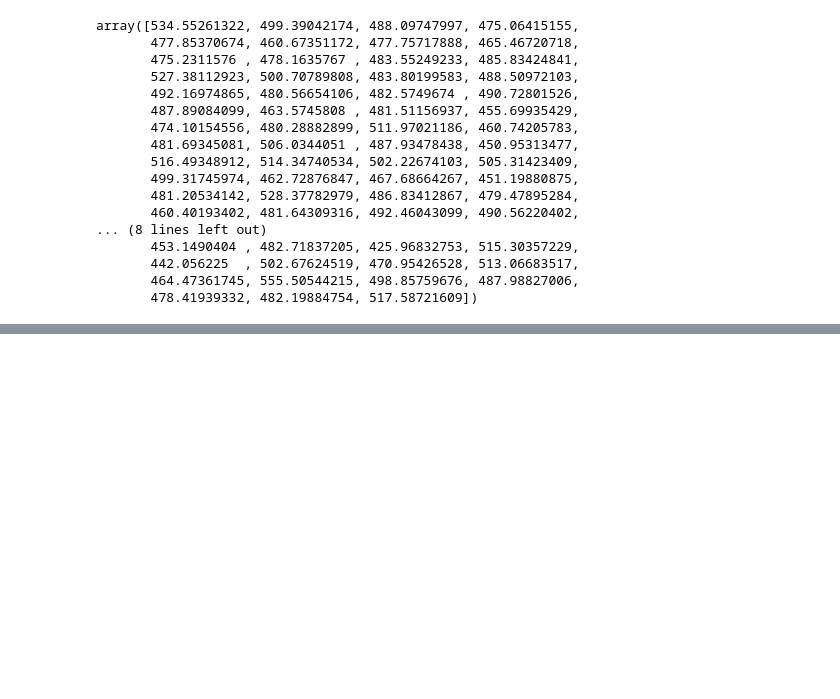
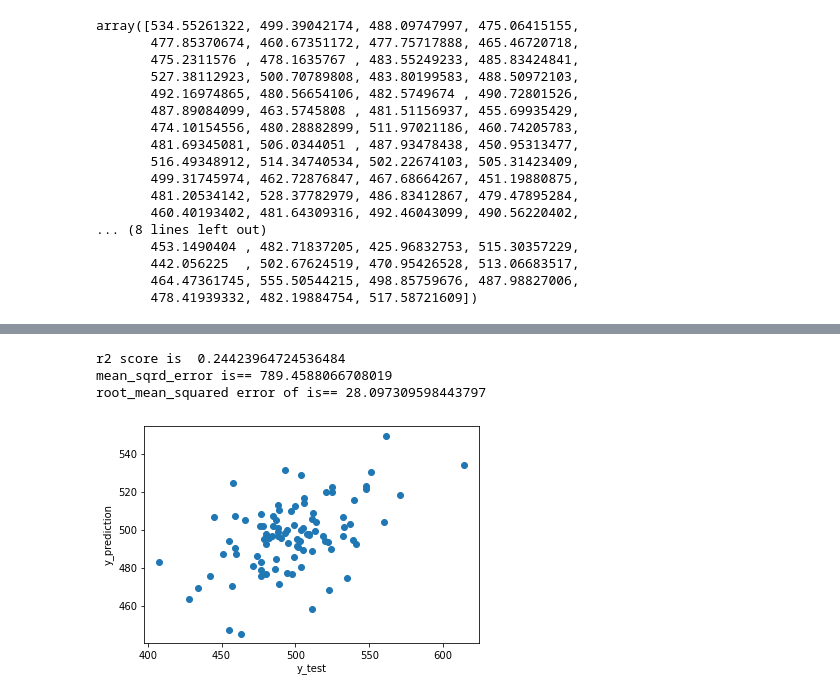
Before and after one commit to morrissey466/Illinois_School_Analysis, a Jupyter notebook: Resources/Recression_District_new.ipynb, the cells around one changed output, grey strips where cells are left out. Saved outputs shown, nothing was run; the diff lists cells and outputs as text; code cells hidden in the pictures; blank space fills up the shorter version.

Commit message:
adding ELA multiple regressions

```diff
--- a/Resources/Recression_District_new.ipynb
+++ b/Resources/Recression_District_new.ipynb
@@ -141,0 +149,32 @@ root_mean_squared error of is== 35.034817005384106
+# %%
+y = merge_df['ELA']
+x_train, x_test, y_train, y_test = train_test_split(X, y, test_size = 0.2, random_state = 1)
+
+# creating an object of LinearRegression class
+LR = LinearRegression()
+
+# fitting the training data
+LR.fit(x_train,y_train)
+y_prediction =  LR.predict(x_test)
+
+# importing r2_score module
+from sklearn.metrics import r2_score
+from sklearn.metrics import mean_squared_error
+import numpy as np
+
+# predicting the accuracy score
+score = r2_score(y_test,y_prediction)
+print('r2 score is ', score)
+print('mean_sqrd_error is==', mean_squared_error(y_test,y_prediction))
+print('root_mean_squared error of is==', np.sqrt(mean_squared_error(y_test,y_prediction)))
+
+#scatter plot of test vs prediction
+plt.scatter(y_test, y_prediction)
+plt.xlabel('y_test')
+plt.ylabel('y_prediction')
+plt.show()
+# %% [output]
+r2 score is  0.24423964724536484
+mean_sqrd_error is== 789.4588066708019
+root_mean_squared error of is== 28.097309598443797
+[figure, added]
```
Also changed, not shown: parts of 1 cell of this notebook, 2 other files.
